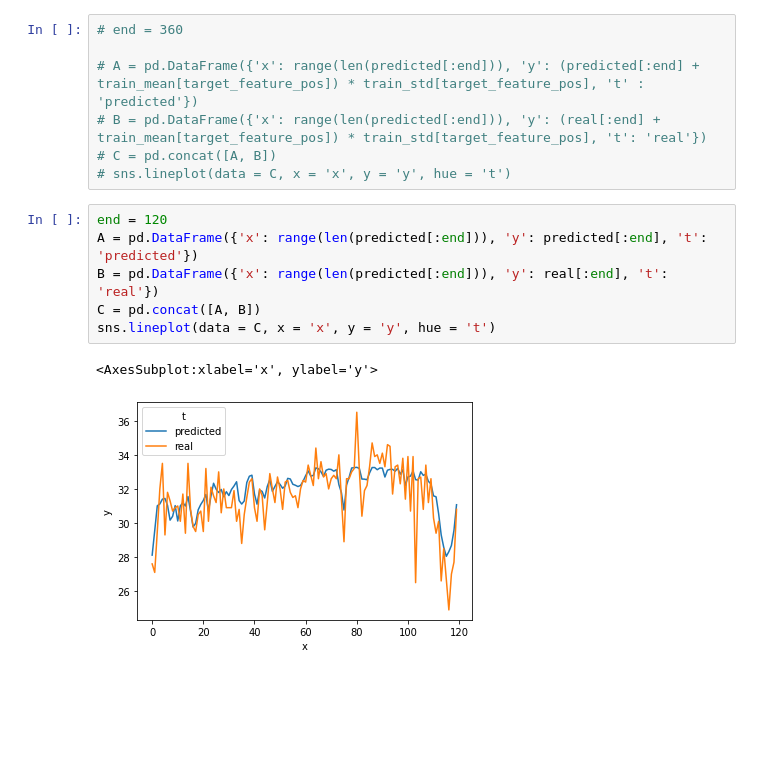
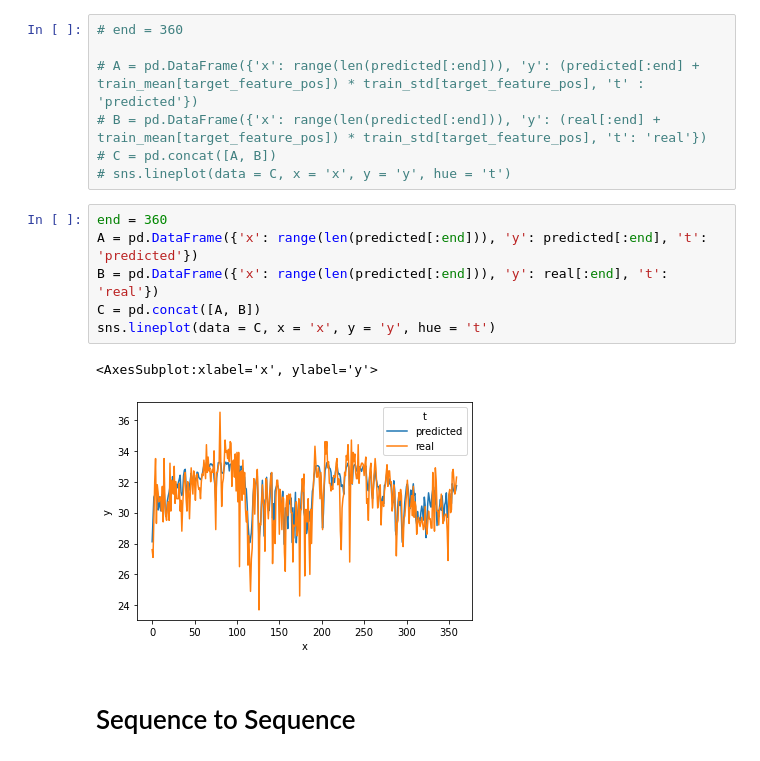
Before and after one commit to chiahsun/problem_solving, a Jupyter notebook: kaggle/weather-dataset-rattle-package/SimpleRNN.ipynb, the cells around one changed output. Saved outputs shown, nothing was run; the diff lists cells and outputs as text; blank space fills up the shorter version.

```diff
--- a/kaggle/weather-dataset-rattle-package/SimpleRNN.ipynb
+++ b/kaggle/weather-dataset-rattle-package/SimpleRNN.ipynb
@@ -428,11 +427,13 @@ sns.lineplot(x = range(len(predicted)), y = real)
 # C = pd.concat([A, B])
 # sns.lineplot(data = C, x = 'x', y = 'y', hue = 't')
 # %%
-end = 120
+end = 360
 A = pd.DataFrame({'x': range(len(predicted[:end])), 'y': predicted[:end], 't': 'predicted'})
 B = pd.DataFrame({'x': range(len(predicted[:end])), 'y': real[:end], 't': 'real'})
 C = pd.concat([A, B])
 sns.lineplot(data = C, x = 'x', y = 'y', hue = 't')
 # %% [output]
 <AxesSubplot:xlabel='x', ylabel='y'>
-[figure, old version]
+[figure, new version]
+# %% [markdown]
+# Sequence to Sequence
```
Also changed, not shown: parts of 20 cells of this notebook, 4 other files.
